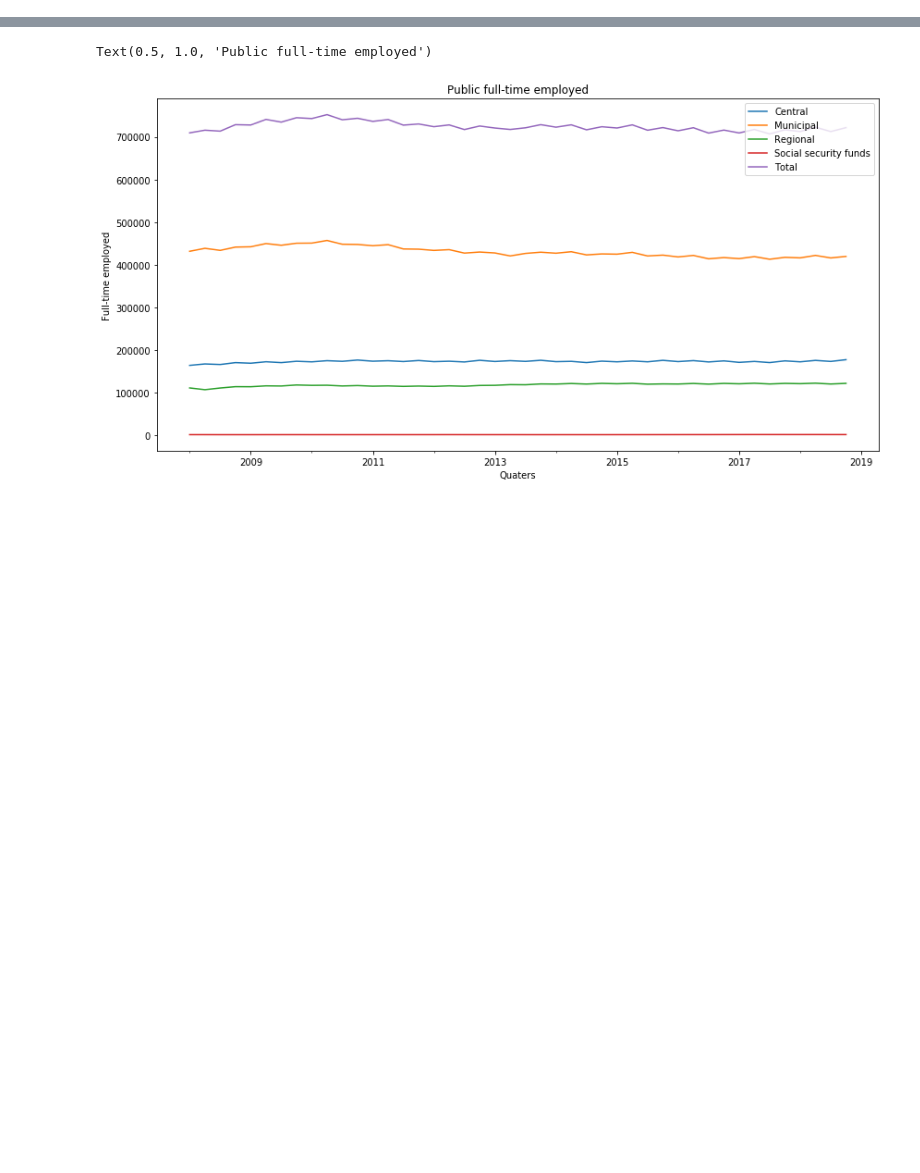
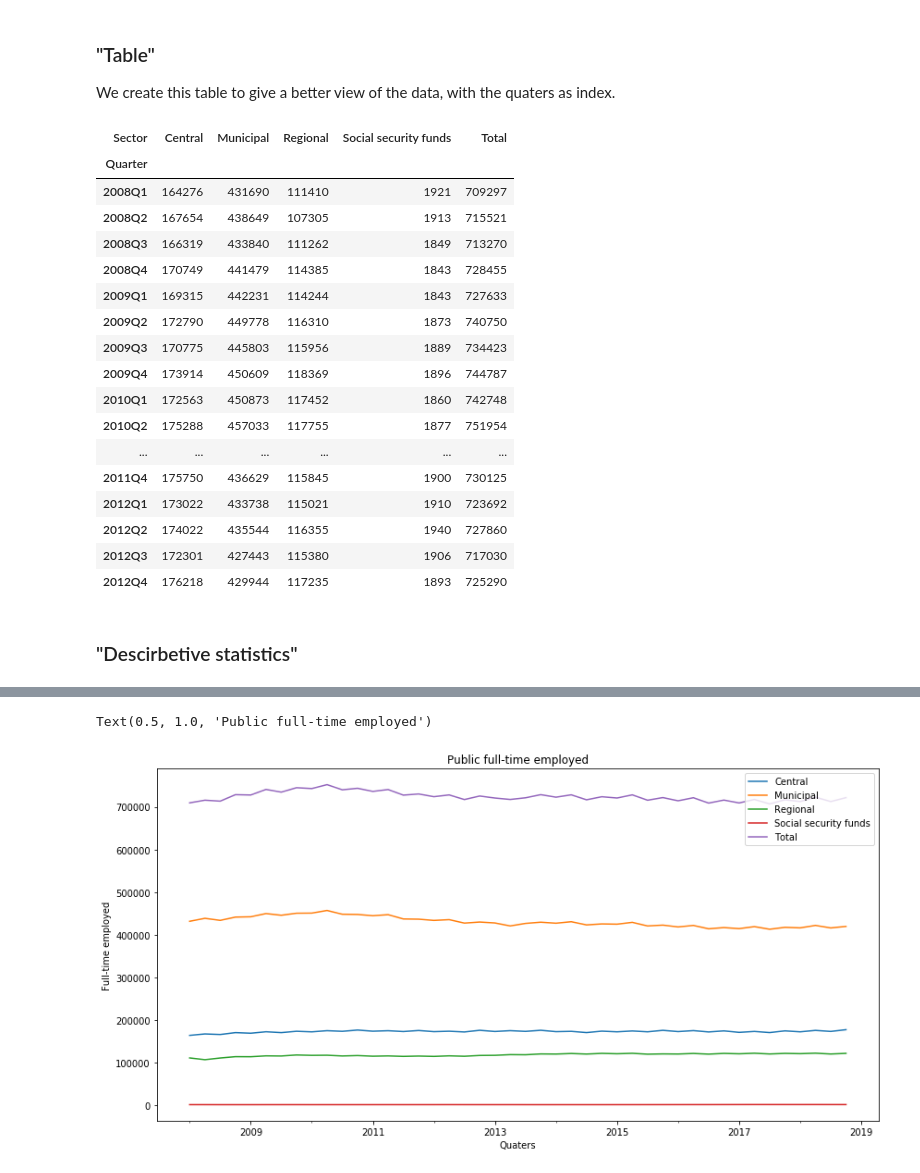
Before and after one commit to NumEconCopenhagen/projects-2019-nx31, a Jupyter notebook: dataproject/NX31_Data_Project.ipynb, the cells around one changed output, grey strips where cells are left out. Saved outputs shown, nothing was run; the diff lists cells and outputs as text; code cells hidden in the pictures; blank space fills up the shorter version.

```diff
--- a/dataproject/NX31_Data_Project.ipynb
+++ b/dataproject/NX31_Data_Project.ipynb
@@ -145,0 +121,28 @@ FTEG_raw.groupby(['Sector']).describe()
+# %% [markdown]
+### "Table"
+
+We create this table to give a better view of the data, with the quaters as index.
+# %%
+FTEG = FTEG_raw.copy().pivot(index = 'Quarter', columns = 'Sector', values = 'FTE') # creates a copy and pivot the data using the 'Quarter' as the index.
+FTEG.head(20)
+# %% [output]
+| Sector | Central | Municipal | Regional | Social security funds | Total |
+| Quarter |  |  |  |  |  |
+| 2008Q1 | 164276 | 431690 | 111410 | 1921 | 709297 |
+| 2008Q2 | 167654 | 438649 | 107305 | 1913 | 715521 |
+| 2008Q3 | 166319 | 433840 | 111262 | 1849 | 713270 |
+| 2008Q4 | 170749 | 441479 | 114385 | 1843 | 728455 |
+| 2009Q1 | 169315 | 442231 | 114244 | 1843 | 727633 |
+| 2009Q2 | 172790 | 449778 | 116310 | 1873 | 740750 |
+| 2009Q3 | 170775 | 445803 | 115956 | 1889 | 734423 |
+| 2009Q4 | 173914 | 450609 | 118369 | 1896 | 744787 |
+| 2010Q1 | 172563 | 450873 | 117452 | 1860 | 742748 |
+| 2010Q2 | 175288 | 457033 | 117755 | 1877 | 751954 |
+| ... | ... | ... | ... | ... | ... |
+| 2011Q4 | 175750 | 436629 | 115845 | 1900 | 730125 |
+| 2012Q1 | 173022 | 433738 | 115021 | 1910 | 723692 |
+| 2012Q2 | 174022 | 435544 | 116355 | 1940 | 727860 |
+| 2012Q3 | 172301 | 427443 | 115380 | 1906 | 717030 |
+| 2012Q4 | 176218 | 429944 | 117235 | 1893 | 725290 |
+# %% [markdown]
+### "Descirbetive statistics"
```
Also changed, not shown: parts of 36 cells of this notebook.
